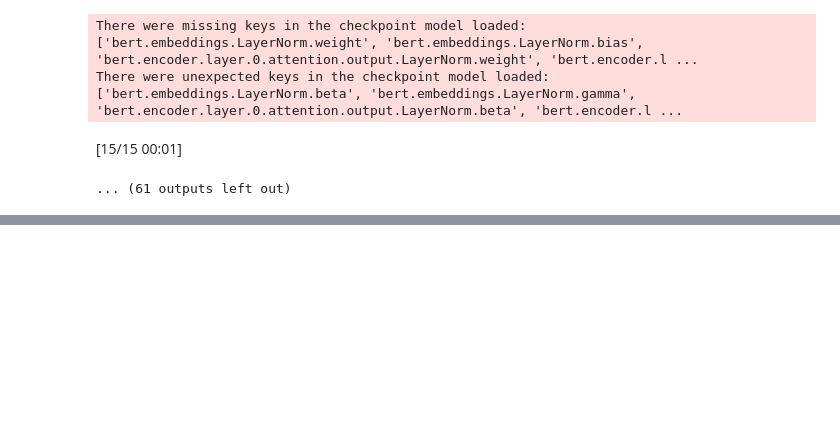
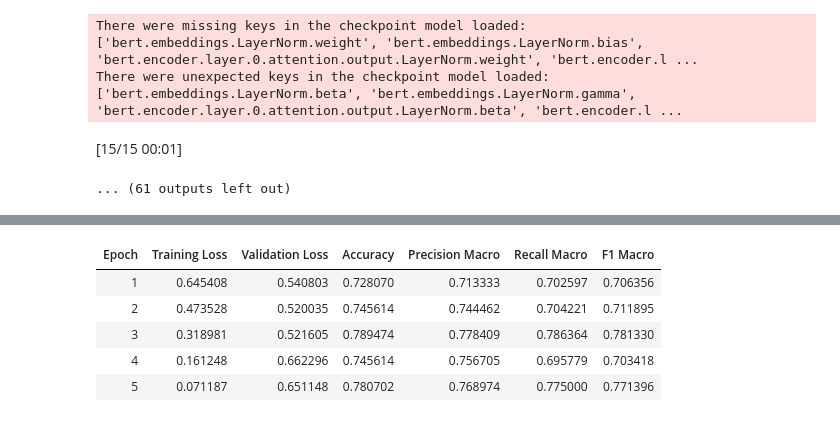
Before and after one commit to Santiago-Soria/proyecto-transformacion-texto-imagen, a Jupyter notebook: notebooks/3_hyperparameter_tuning.ipynb, the cells around one changed output, grey strips where cells are left out. Saved outputs shown, nothing was run; the diff lists cells and outputs as text; code cells hidden in the pictures; blank space fills up the shorter version.

Commit message:
BETO - Optimización de Hiperparametros

```diff
--- a/notebooks/3_hyperparameter_tuning.ipynb
+++ b/notebooks/3_hyperparameter_tuning.ipynb
@@ -265,3 +271,81 @@ There were missing keys in the checkpoint model loaded: ['bert.embeddings.LayerN
 There were unexpected keys in the checkpoint model loaded: ['bert.embeddings.LayerNorm.beta', 'bert.embeddings.LayerNorm.gamma', 'bert.encoder.layer.0.attention.output.LayerNorm.beta', 'bert.encoder.l ...
 [15/15 00:01]
 ... (61 outputs left out)
+# %%
+# ==========================================
+# CELDA 5: Reentrenar con los mejores params
+# ==========================================
+import json
+
+print(f"Reentrenando BETO con hiperparametros optimizados\n")
+
+best = {
+    'learning_rate': 2.3048016342698774e-05,
+    'batch_size':    16,
+    'weight_decay':  0.06379717552110609,
+    'num_epochs':    5,
+    'warmup_ratio':  0.0013564417879888579
+}
+
+FINAL_OUTPUT_DIR = f'{PROJECT_ROOT}/models/checkpoints/beto_hpo_final'
+tokenizer = AutoTokenizer.from_pretrained(MODEL_NAME)
+model     = AutoModelForSequenceClassification.from_pretrained(MODEL_NAME, num_labels=2)
+
+train_ds  = DepressionDataset(X_train, y_train, tokenizer)
+val_ds    = DepressionDataset(X_test,  y_test,  tokenizer)
+
+final_args = TrainingArguments(
+    output_dir                  = FINAL_OUTPUT_DIR,
+    eval_strategy               = 'epoch',
+    save_strategy               = 'epoch',
+    logging_strategy            = 'epoch',
+    learning_rate               = best['learning_rate'],
+    per_device_train_batch_size = best['batch_size'],
+    per_device_eval_batch_size  = best['batch_size'],
+    num_train_epochs            = best['num_epochs'],
+    weight_decay                = best['weight_decay'],
+    warmup_ratio                = best['warmup_ratio'],
+    load_best_model_at_end      = True,
+    metric_for_best_model       = 'f1_macro',
+    greater_is_better           = True,
+    save_total_limit            = 1,
+    fp16                        = True,
+    seed                        = 42,
+    report_to                   = 'none',
+)
+
+trainer_final = Trainer(
+    model           = model,
+    args            = final_args,
+    train_dataset   = train_ds,
+    eval_dataset    = val_ds,
+    compute_metrics = compute_metrics,
+    callbacks       = [EarlyStoppingCallback(early_stopping_patience=2)]
+)
+
+trainer_final.train()
+final_metrics = trainer_final.evaluate()
+
+print("\n" + "="*50)
+print("📊 RESULTADOS FINALES - BETO HPO")
+print("="*50)
+print(f"  Baseline F1-Macro:  0.7411")
+print(f"  HPO F1-Macro:       {final_metrics['eval_f1_macro']:.4f}")
+delta = final_metrics['eval_f1_macro'] - 0.7411
+print(f"  Diferencia:         {delta:+.4f}")
+
+# Guardar resultado final
+final_result = {
+    'experiment':   'Exp_4.1_BETO_HPO',
+    'model':        MODEL_NAME,
+    'best_params':  best,
+    'baseline_f1':  0.7411,
+    'hpo_f1':       final_metrics['eval_f1_macro'],
+    'delta':        delta,
+    'all_metrics':  final_metrics
+}
+with open(f'{RESULTS_DIR}/resultado_final.json', 'w') as f:
+    json.dump(final_result, f, indent=4)
+
+print(f"\n✓ Resultado guardado en {RESULTS_DIR}/resultado_final.json")
+# %% [output]
@@ -267,0 +374,6 @@ There were unexpected keys in the checkpoint model loaded: ['bert.embeddings.Lay
+| Epoch | Training Loss | Validation Loss | Accuracy | Precision Macro | Recall Macro | F1 Macro |
+| 1 | 0.645408 | 0.540803 | 0.728070 | 0.713333 | 0.702597 | 0.706356 |
+| 2 | 0.473528 | 0.520035 | 0.745614 | 0.744462 | 0.704221 | 0.711895 |
+| 3 | 0.318981 | 0.521605 | 0.789474 | 0.778409 | 0.786364 | 0.781330 |
+| 4 | 0.161248 | 0.662296 | 0.745614 | 0.756705 | 0.695779 | 0.703418 |
+| 5 | 0.071187 | 0.651148 | 0.780702 | 0.768974 | 0.775000 | 0.771396 |
```
Also changed, not shown: parts of 8 cells of this notebook.
